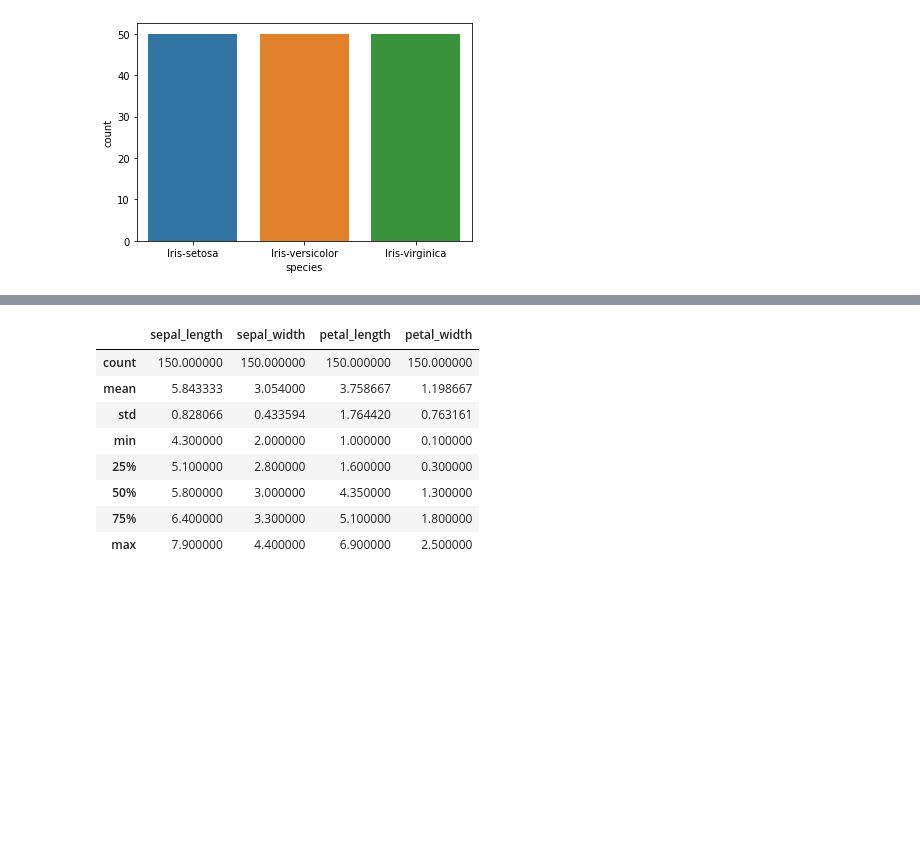
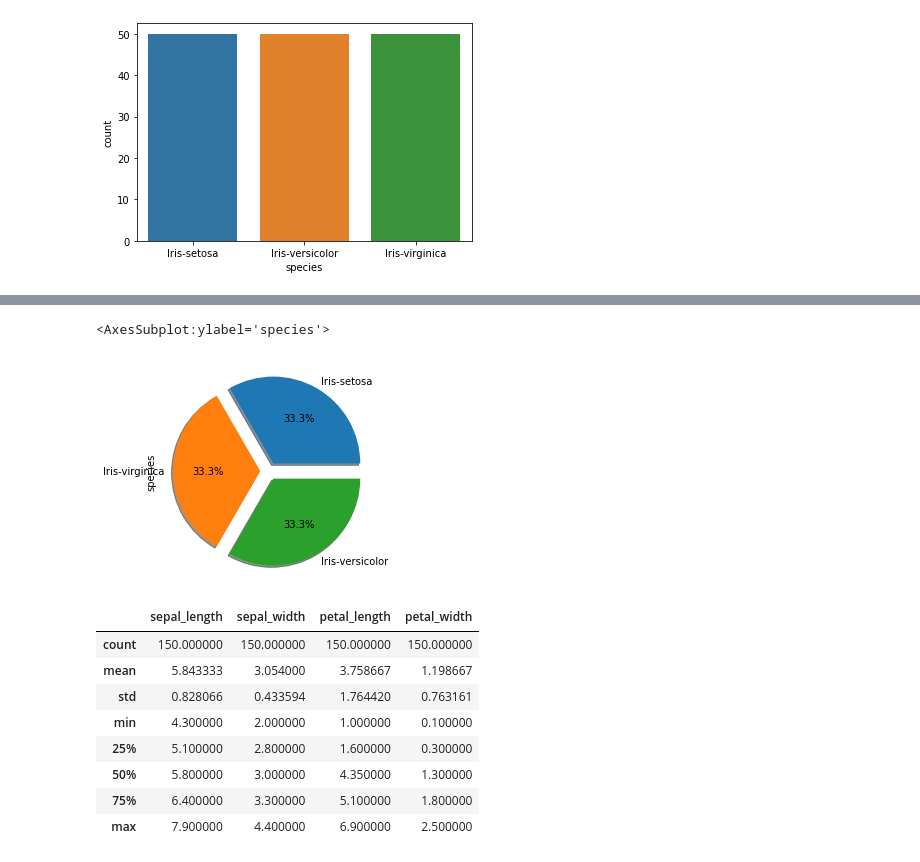
Before and after one commit to mikemoore26/Iris, a Jupyter notebook: IRis_one.ipynb, the cells around one changed output, grey strips where cells are left out. Drawn from its saved outputs; the diff is of its cells as text; code cells hidden in the pictures; blank space fills up the shorter version.

```diff
--- a/IRis_one.ipynb
+++ b/IRis_one.ipynb
@@ -54,3 +61,8 @@ sns.countplot(x=data[target])
+# %%
+data[target].value_counts().plot.pie(autopct='%1.1f%%',explode=[0.1,0.1,0.1],shadow=True)
+# %% [output]
+<AxesSubplot:ylabel='species'>
+[figure, added]
 # %%
 data.describe()
 # %% [output]
```
Also changed, not shown: parts of 10 cells of this notebook.
